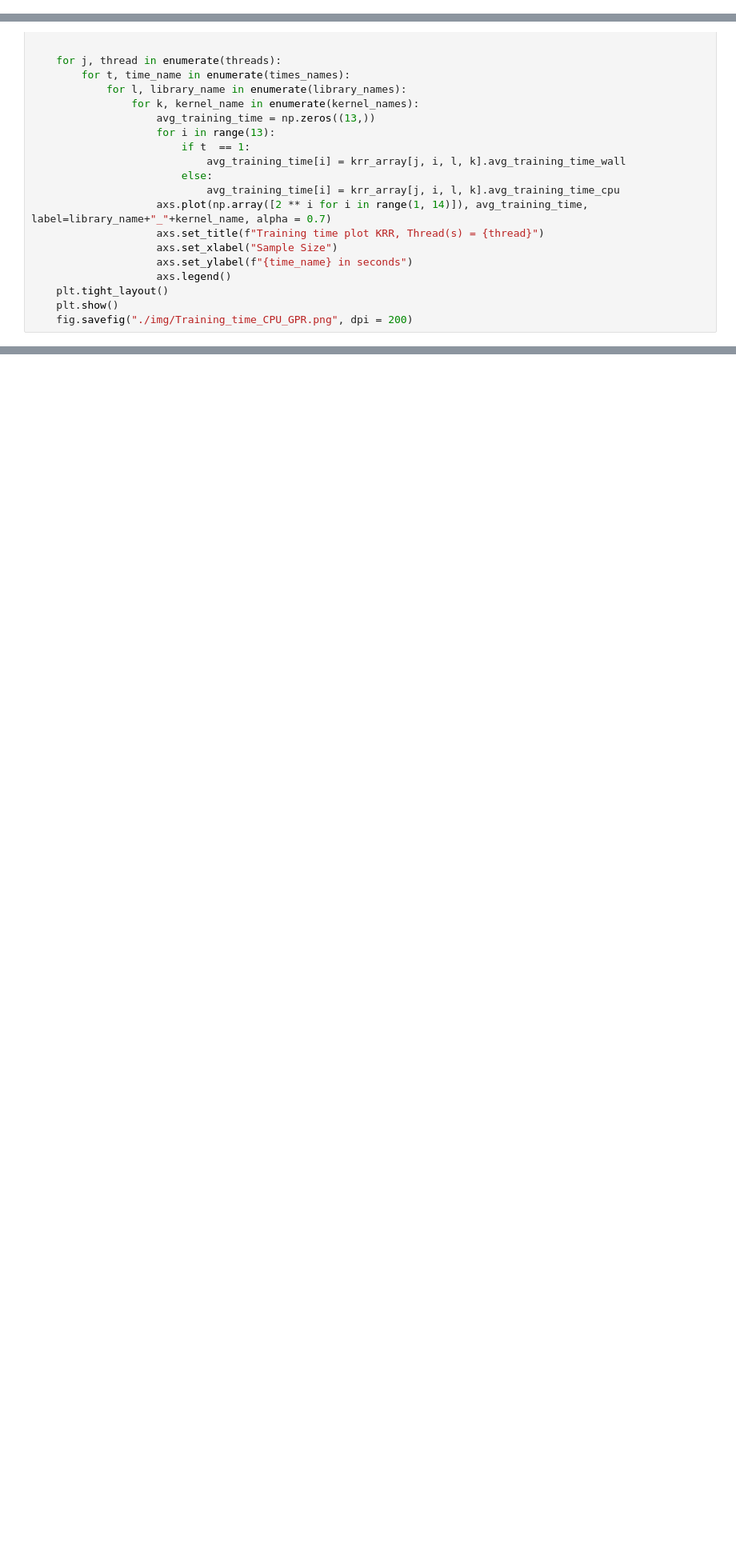
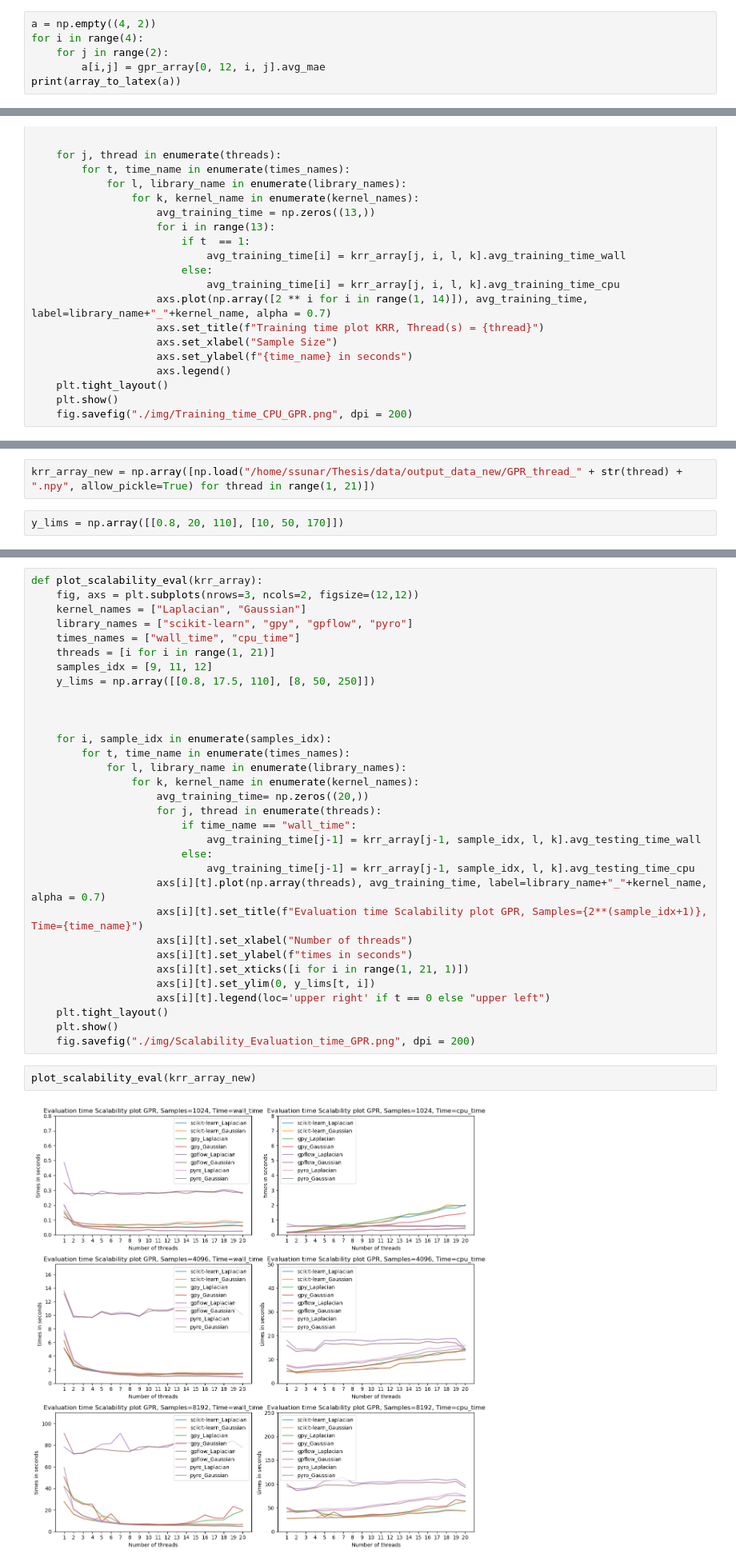
Before and after one commit to LegoCreation/Thesis, a Jupyter notebook: GPR.ipynb, the cells around one changed output, grey strips where cells are left out. Shown at 80% size. Drawn from its saved outputs; the diff is of its cells as text; blank space fills up the shorter version.

```diff
--- a/GPR.ipynb
+++ b/GPR.ipynb
@@ -333,0 +420,6 @@ gpr_array = np.array([np.load("/home/ssunar/Thesis/data/output_data/GPR_thread_"
+# %%
+a = np.empty((4, 2))
+for i in range(4):
+    for j in range(2):
+        a[i,j] = gpr_array[0, 12, i, j].avg_mae
+print(array_to_latex(a))
@@ -456,0 +522,4 @@ plot_scalability(krr_array_new)
+# %%
+krr_array_new = np.array([np.load("/home/ssunar/Thesis/data/output_data_new/GPR_thread_" + str(thread) + ".npy", allow_pickle=True) for thread in range(1, 21)])
+# %%
+y_lims = np.array([[0.8, 20, 110], [10, 50, 170]])
@@ -456,0 +562,36 @@ plot_scalability(krr_array_new)
+# %%
+def plot_scalability_eval(krr_array):
+    fig, axs = plt.subplots(nrows=3, ncols=2, figsize=(12,12))
+    kernel_names = ["Laplacian", "Gaussian"]
+    library_names = ["scikit-learn", "gpy", "gpflow", "pyro"]
+    times_names = ["wall_time", "cpu_time"]
+    threads = [i for i in range(1, 21)]
+    samples_idx = [9, 11, 12]
+    y_lims = np.array([[0.8, 17.5, 110], [8, 50, 250]])
+
+
+
+    for i, sample_idx in enumerate(samples_idx):
+        for t, time_name in enumerate(times_names):
+            for l, library_name in enumerate(library_names):
+                for k, kernel_name in enumerate(kernel_names):
+                    avg_training_time= np.zeros((20,))
+                    for j, thread in enumerate(threads):
+                        if time_name == "wall_time":
+                            avg_training_time[j-1] = krr_array[j-1, sample_idx, l, k].avg_testing_time_wall
+                        else:
+                            avg_training_time[j-1] = krr_array[j-1, sample_idx, l, k].avg_testing_time_cpu
+                    axs[i][t].plot(np.array(threads), avg_training_time, label=library_name+"_"+kernel_name, alpha = 0.7)
+                    axs[i][t].set_title(f"Evaluation time Scalability plot GPR, Samples={2**(sample_idx+1)}, Time={time_name}")
+                    axs[i][t].set_xlabel("Number of threads")
+                    axs[i][t].set_ylabel(f"times in seconds")
+                    axs[i][t].set_xticks([i for i in range(1, 21, 1)])
+                    axs[i][t].set_ylim(0, y_lims[t, i])
+                    axs[i][t].legend(loc='upper right' if t == 0 else "upper left")
+    plt.tight_layout()
+    plt.show()
+    fig.savefig("./img/Scalability_Evaluation_time_GPR.png", dpi = 200)
+# %%
+plot_scalability_eval(krr_array_new)
+# %% [output]
+[figure, added]
```
Also changed, not shown: parts of 32 cells of this notebook, 22 other files.
